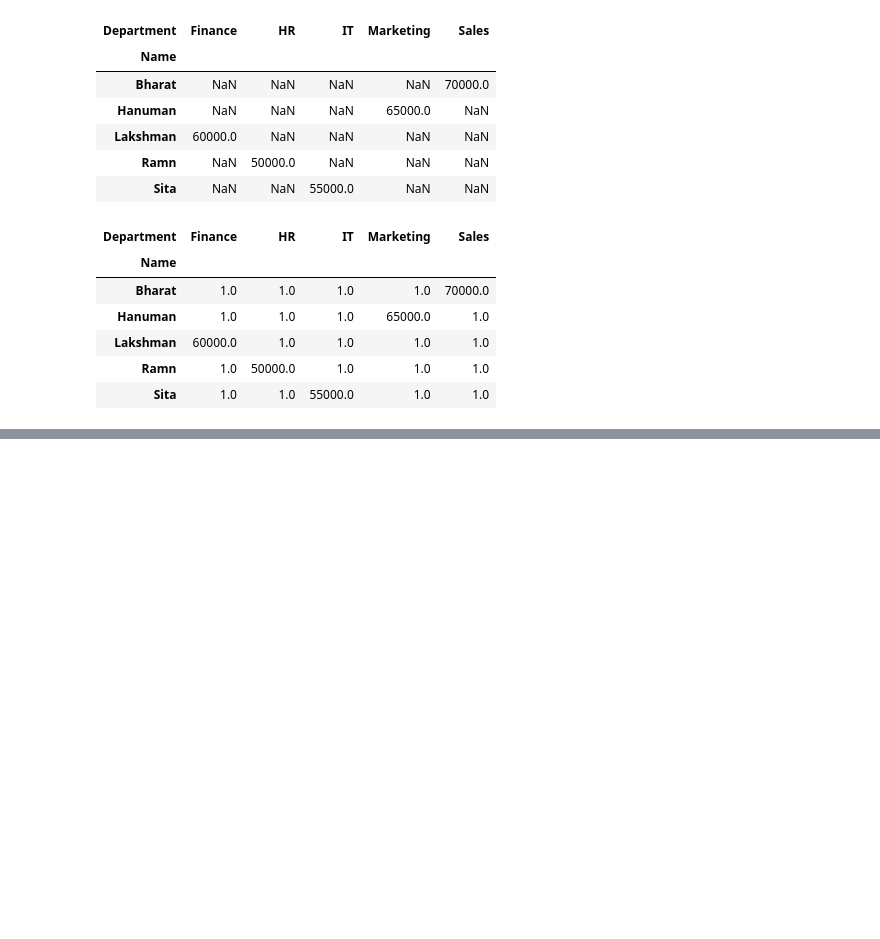
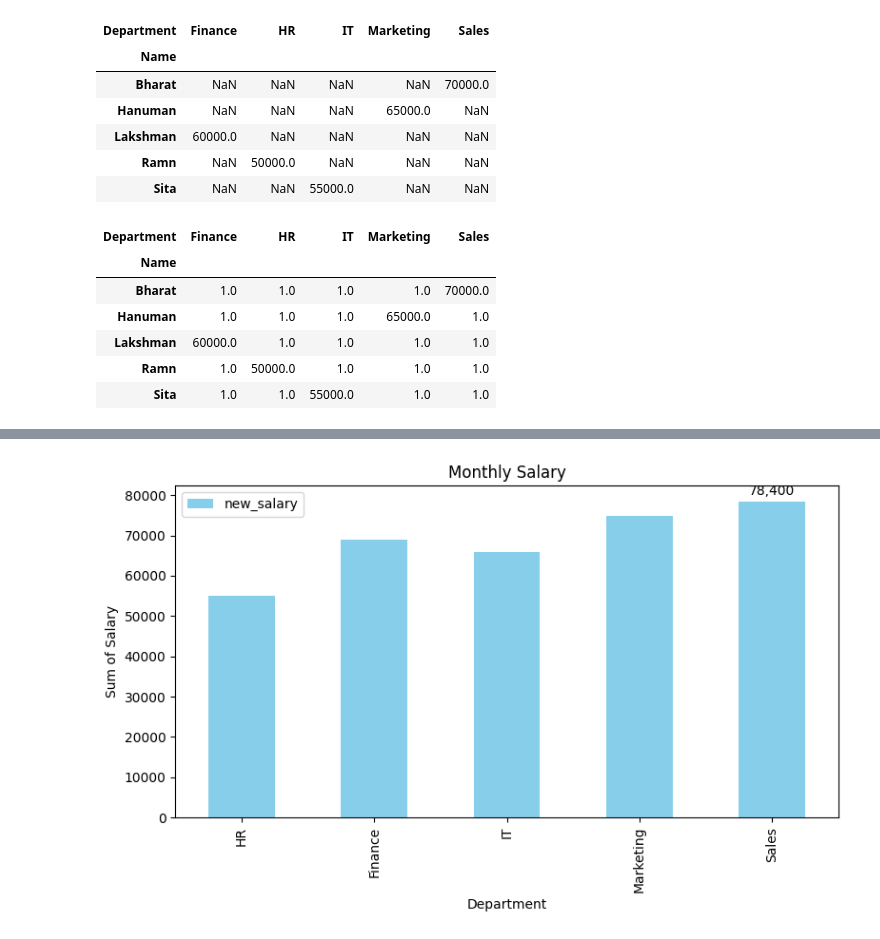
Before and after one commit to helloharendra/Python-DS-AI-11-AM-12-30PM, a Jupyter notebook: roshan/analytics/day27.ipynb, the cells around one changed output, grey strips where cells are left out. Cells and saved outputs as stored; diff of their text form; code cells hidden in the pictures; blank space fills up the shorter version.

```diff
--- a/roshan/analytics/day27.ipynb
+++ b/roshan/analytics/day27.ipynb
@@ -404,0 +491,25 @@ filling
+# %%
+import matplotlib.pyplot as plt
+bara = company_employees.plot(
+    kind='bar',
+    x='Department',
+    y='new_salary',
+    title='Monthly Salary',
+    label='new_salary',
+    figsize=(8,5),
+    color='skyblue'
+)
+for bar in bara.patches:
+    salary_value = bar.get_height()
+bara.text(
+        bar.get_x() + bar.get_width()/2,
+        salary_value + 1000,
+        f'{salary_value:,.0f}',
+        ha='center', va='bottom', fontsize=10, color='black'
+  )
+plt.xlabel('Department')
+plt.ylabel('Sum of Salary')
+plt.tight_layout()
+plt.show()
+# %% [output]
+[figure, added]
```
Also changed, not shown: parts of 8 cells of this notebook.
